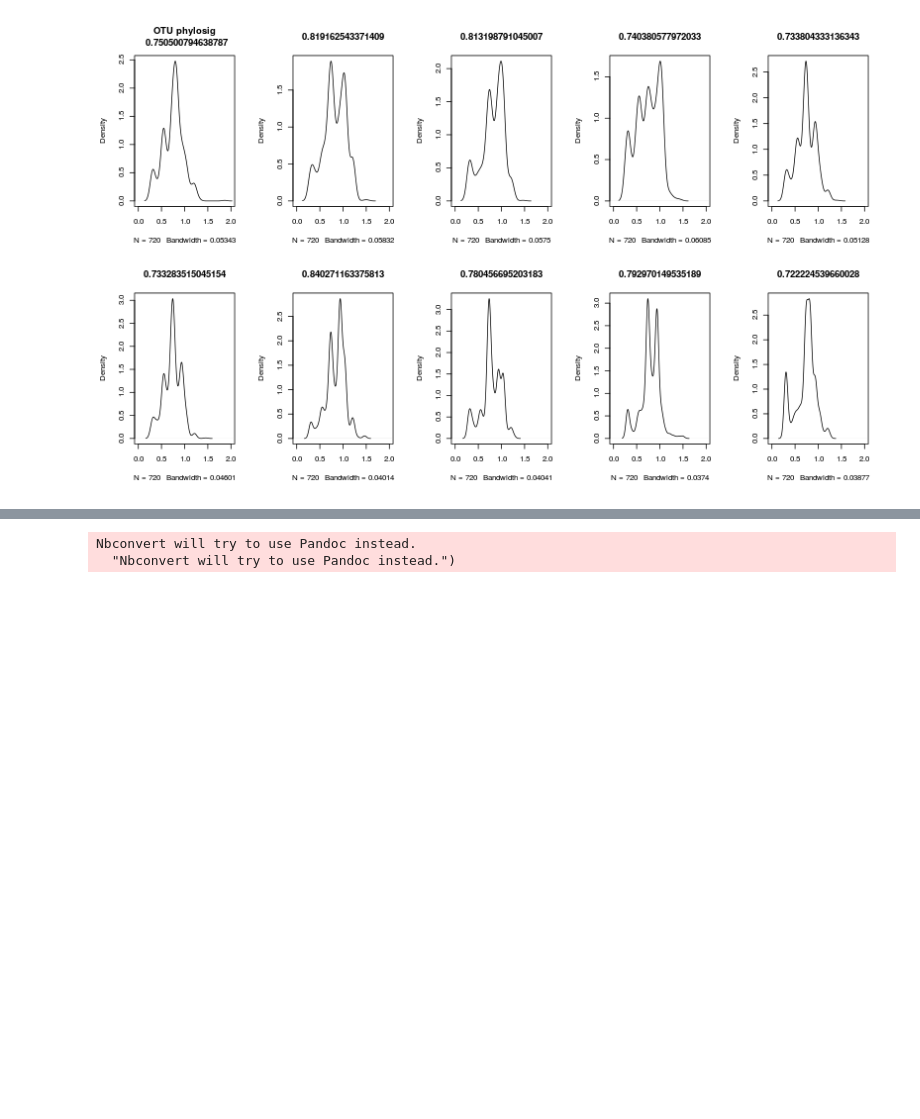
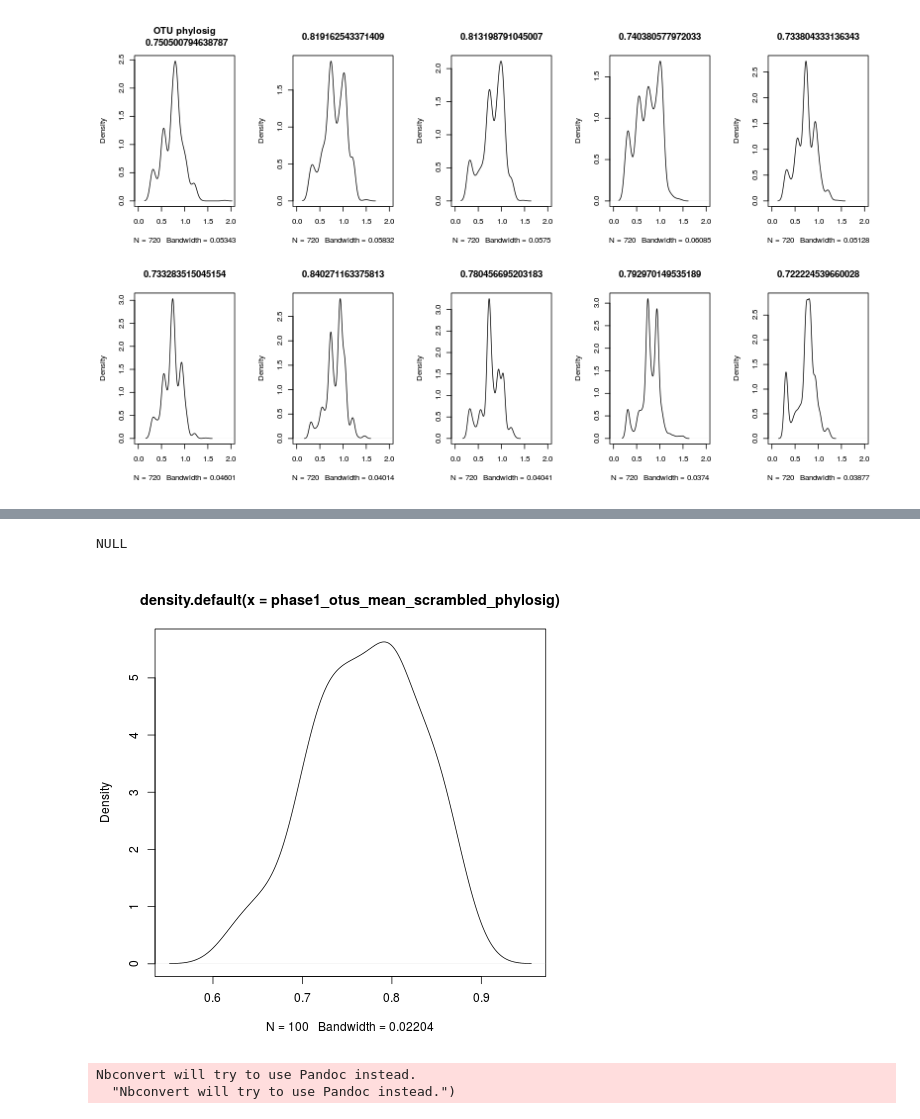
Before and after one commit to ryneches/fishpoo, a Jupyter notebook: fishpoo.ipynb, the cells around one changed output, grey strips where cells are left out. Cells and saved outputs as stored; diff of their text form; code cells hidden in the pictures; blank space fills up the shorter version.

Commit message:
100 replicates of scrambled tree phylosig

```diff
--- a/fishpoo.ipynb
+++ b/fishpoo.ipynb
@@ -678,3 +678,20 @@ plot( density(phase1_otus_phylosig), main=toString(mean(phase1_otus_phylosig)),
 }
 # %% [output]
 [figure]
+# %%
+%%R -w 800 -h 480 -u px
+
+phase1_otus <- read.table( file="fishpoo_phase1_otus_vs_host.csv", sep=',')
+
+phase1_otus_mean_phylosig <- mean(apply( data.frame(phase1_otus), 2, function(x) phylosig( rabosky_trimmed, x ) ))
+
+rabosky_scrambled <- rabosky_trimmed
+
+phase1_otus_mean_scrambled_phylosig = c()
+for( i in 1:100) {
+rabosky_scrambled$tip.label <- sample(rabosky_trimmed$tip.label)
+phase1_otus_mean_scrambled_phylosig <- append( phase1_otus_mean_scrambled_phylosig,
+                mean(na.omit(apply( data.frame(phase1_otus), 2, function(x) phylosig( rabosky_scrambled, x ) ))) )
+}
+
+print(phase1_otus_mean_scrambled_phylosig)
@@ -681,3 +714,11 @@ plot( density(phase1_otus_phylosig), main=toString(mean(phase1_otus_phylosig)),
+# %%
+%%R
+p <- plot(density(phase1_otus_mean_scrambled_phylosig))
+abline(v=phase1_otus_mean_phylosig)
+p
+# %% [output]
+NULL
+[figure, added]
 # %%
 from IPython.nbconvert.exporters import SlidesExporter
 from IPython.config import Config
```
Also changed, not shown: parts of 1 cell of this notebook.
